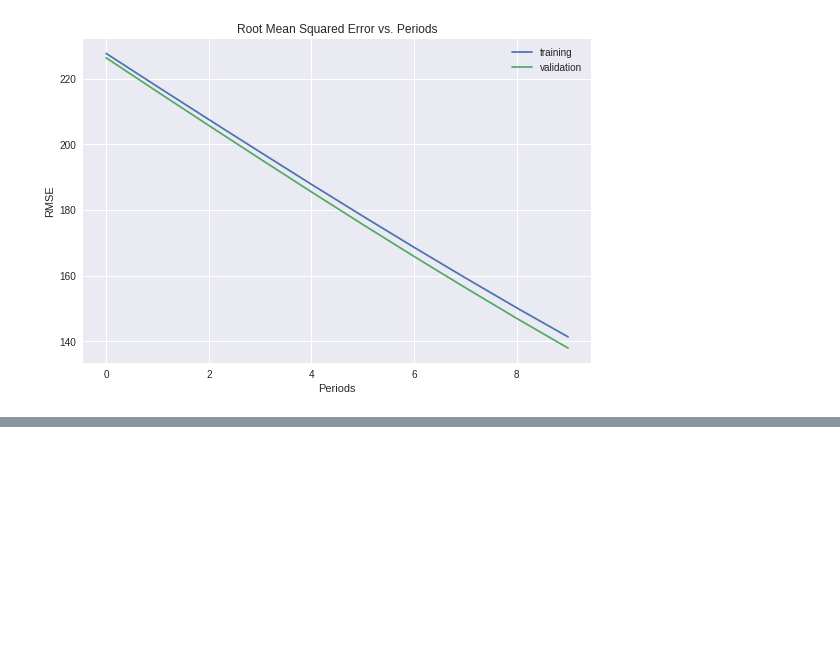
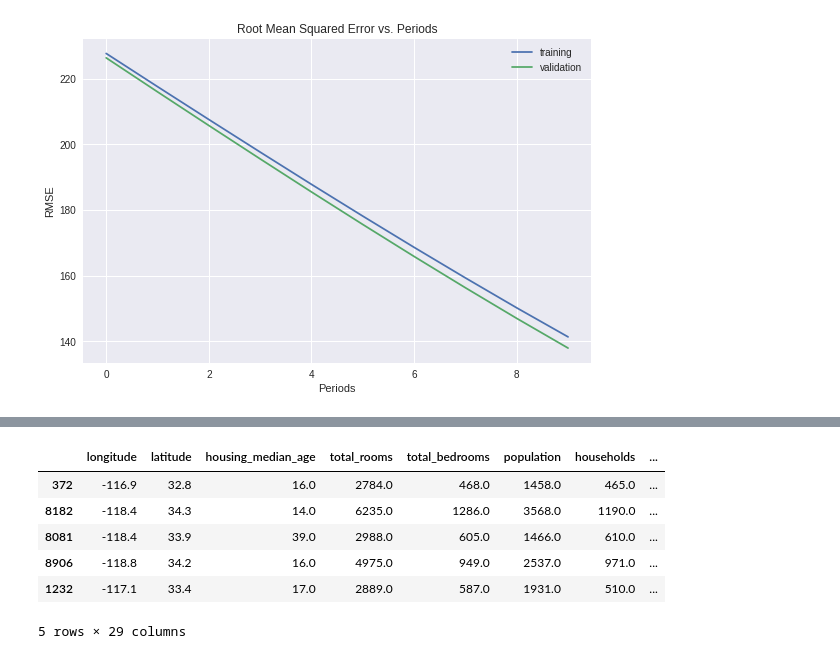
Before and after one commit to tenvol/tsf00, a Jupyter notebook: feature_sets.ipynb, the cells around one changed output, grey strips where cells are left out. Cells and saved outputs as stored; diff of their text form; code cells hidden in the pictures; blank space fills up the shorter version.

```diff
--- a/feature_sets.ipynb
+++ b/feature_sets.ipynb
@@ -1329,0 +1377,13 @@ Model training finished.
+# %%
+for z in zip(range(32,42), range(33,43)):
+  ca_housing_df["lati_%d_to_%d" % z] = ca_housing_df['latitude'].apply(lambda lat: 1 if lat>z[0] and lat<z[1] else 0)
+# %%
+ca_housing_df.tail()
+# %% [output]
+|  | longitude | latitude | housing_median_age | total_rooms | total_bedrooms | population | households | ... |
+| 372 | -116.9 | 32.8 | 16.0 | 2784.0 | 468.0 | 1458.0 | 465.0 | ... |
+| 8182 | -118.4 | 34.3 | 14.0 | 6235.0 | 1286.0 | 3568.0 | 1190.0 | ... |
+| 8081 | -118.4 | 33.9 | 39.0 | 2988.0 | 605.0 | 1466.0 | 610.0 | ... |
+| 8906 | -118.8 | 34.2 | 16.0 | 4975.0 | 949.0 | 2537.0 | 971.0 | ... |
+| 1232 | -117.1 | 33.4 | 17.0 | 2889.0 | 587.0 | 1931.0 | 510.0 | ... |
+5 rows × 29 columns
```
Also changed, not shown: parts of 10 cells of this notebook.
